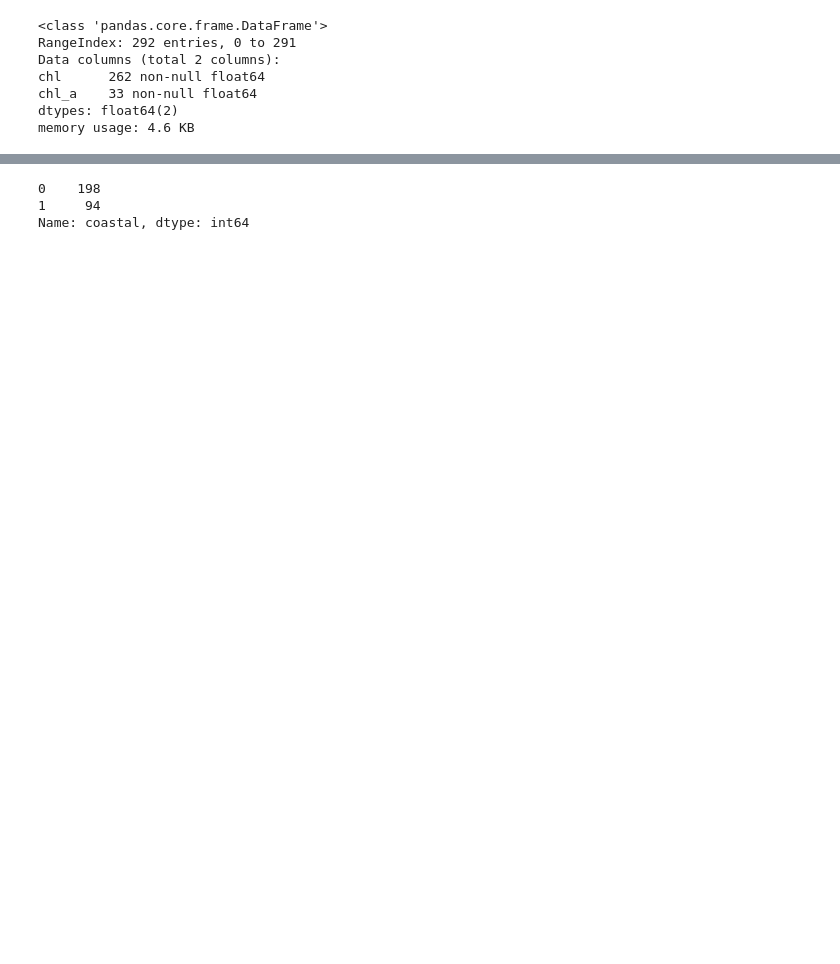
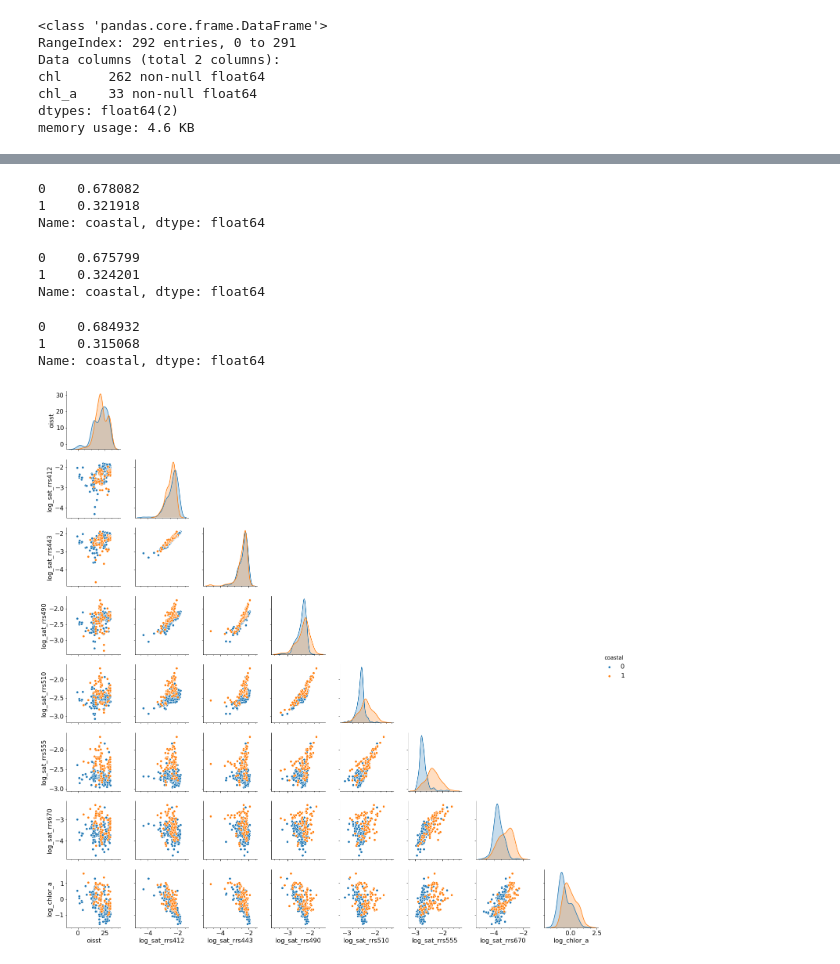
Before and after one commit to madHatter106/IOCS_BUSAN_2019, a Jupyter notebook: BUSAN2019.ipynb, the cells around one changed output, grey strips where cells are left out. Drawn from its saved outputs; the diff is of its cells as text; code cells hidden in the pictures; blank space fills up the shorter version.

```diff
--- a/BUSAN2019.ipynb
+++ b/BUSAN2019.ipynb
@@ -173,12 +174,6 @@ chl      262 non-null float64
 chl_a    33 non-null float64
 dtypes: float64(2)
 memory usage: 4.6 KB
-# %%
-def fill_chl(row):
-    # function to merge chlorophyll a columns into 1
-    return row['chl_a'] if np.isfinite(row['chl_a']) else row['chl']
-df['chlor_a'] = df.apply(fill_chl, axis=1) # merge chlorophyll a columns
-df['is_hplc'] = np.isfinite(df['chl_a']) # mark chl measurement type as boolean flag
 # %%
 # Preprocess satellite data
 df_sat = df.filter(regex='sat_rrs', axis=1).copy()
@@ -194,8 +189,8 @@ df_extr = df[['oisst']].merge(df_log_sat,
                                   right_index=True,
                                   left_index=True)
 df.loc[df.etopo2==0, 'etopo2'] = np.NaN
-df_extr.insert(1, 'log_depth', np.log10(df.etopo2))
-df_extr.insert(1, 'coastal', df.etopo2<=30)
+#df_extr.insert(1, 'log_depth', np.log10(df.etopo2))
+df_extr['coastal'] = df.etopo2<=30
 df_extr['coastal'] = df_extr.coastal.astype('category').cat.codes.astype('int')
 df_extr['log_chlor_a'] = np.log10(df.chlor_a.values)
 # %%
@@ -219,6 +220,30 @@ memory usage: 22.9 KB
 # %%
-df_extr.coastal.value_counts()
+X.coastal.value_counts(normalize=True)
 # %% [output]
-0    198
-1     94
-Name: coastal, dtype: int64
+0    0.678082
+1    0.321918
+Name: coastal, dtype: float64
+# %%
+X_train.coastal.value_counts(normalize=True)
+# %% [output]
+0    0.675799
+1    0.324201
+Name: coastal, dtype: float64
+# %%
+X_test.coastal.value_counts(normalize=True)
+# %% [output]
+0    0.684932
+1    0.315068
+Name: coastal, dtype: float64
+# %%
+g = sb.pairplot(df_extr, hue='coastal', vars = ['oisst', 'log_sat_rrs412',
+                    'log_sat_rrs443', 'log_sat_rrs490', 'log_sat_rrs510',
+                    'log_sat_rrs555', 'log_sat_rrs670', 'log_chlor_a']
+       )
+# mask upper triangle for readability
+for i, j in zip(*np.triu_indices_from(g.axes, 1)):
+    g.axes[i, j].set_visible(False)
+f = pl.gcf()
+f.savefig('./resources/pairgrid.png', dpi=300)
+# %% [output]
+[figure, added]
```
Also changed, not shown: parts of 25 cells of this notebook.
